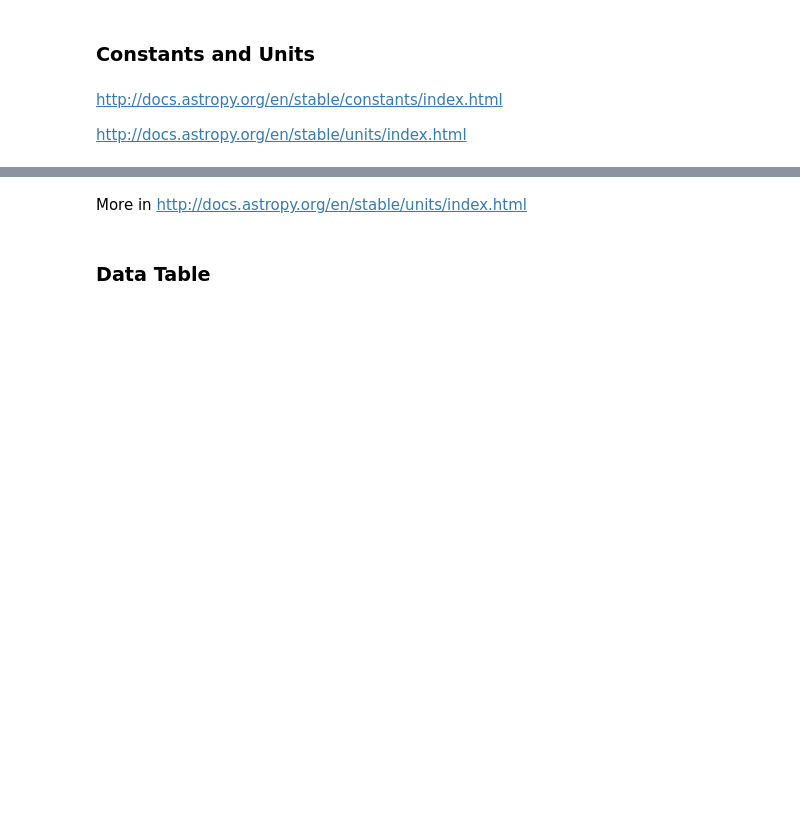
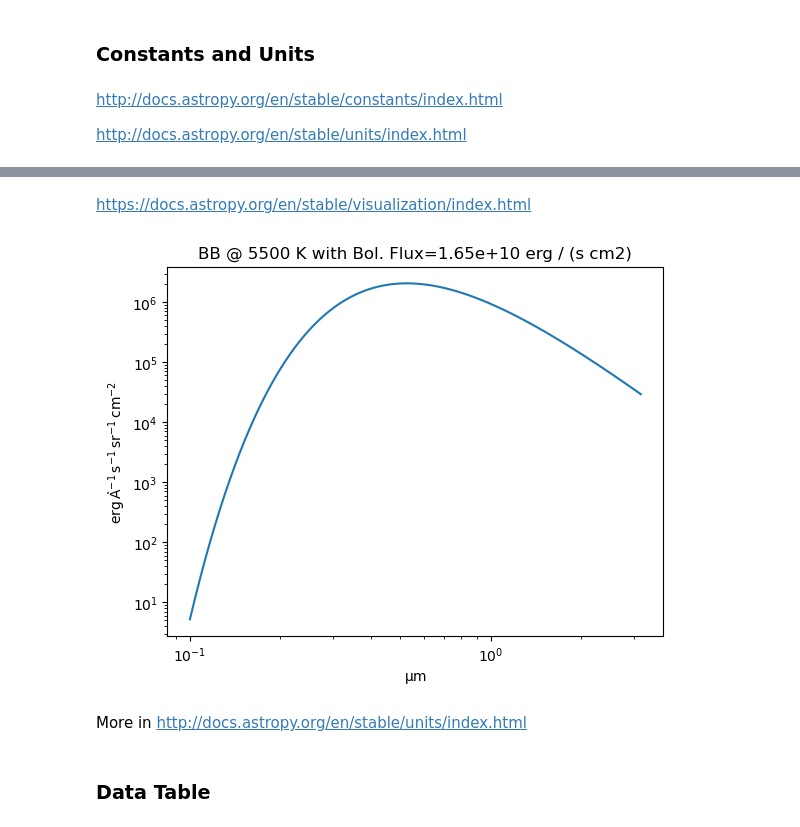
Before and after one commit to Morisset/Python-lectures-Notebooks, a Jupyter notebook: Notebooks/Using_astropy.ipynb, the cells around one changed output, grey strips where cells are left out. Saved outputs shown, nothing was run; the diff lists cells and outputs as text; code cells hidden in the pictures; blank space fills up the shorter version.

```diff
--- a/Notebooks/Using_astropy.ipynb
+++ b/Notebooks/Using_astropy.ipynb
@@ -117,3 +179,15 @@ plt.show()
+# %% [markdown]
+https://docs.astropy.org/en/stable/visualization/index.html
+# %%
+from astropy import visualization
+with visualization.quantity_support():
+    f, ax = plt.subplots()
+    ax.plot(wavelengths, spectrum)
+    ax.set_xscale('log')
+    ax.set_yscale('log')
+    ax.set_title(fr'BB @ {temp:.0f} with Bol. Flux={bb_lam.bolometric_flux:.2e}')
+# %% [output]
+[figure, added]
 # %% [markdown]
 More in http://docs.astropy.org/en/stable/units/index.html
 # %% [markdown]
```
Also changed, not shown: parts of 86 cells of this notebook, 3 other files.
